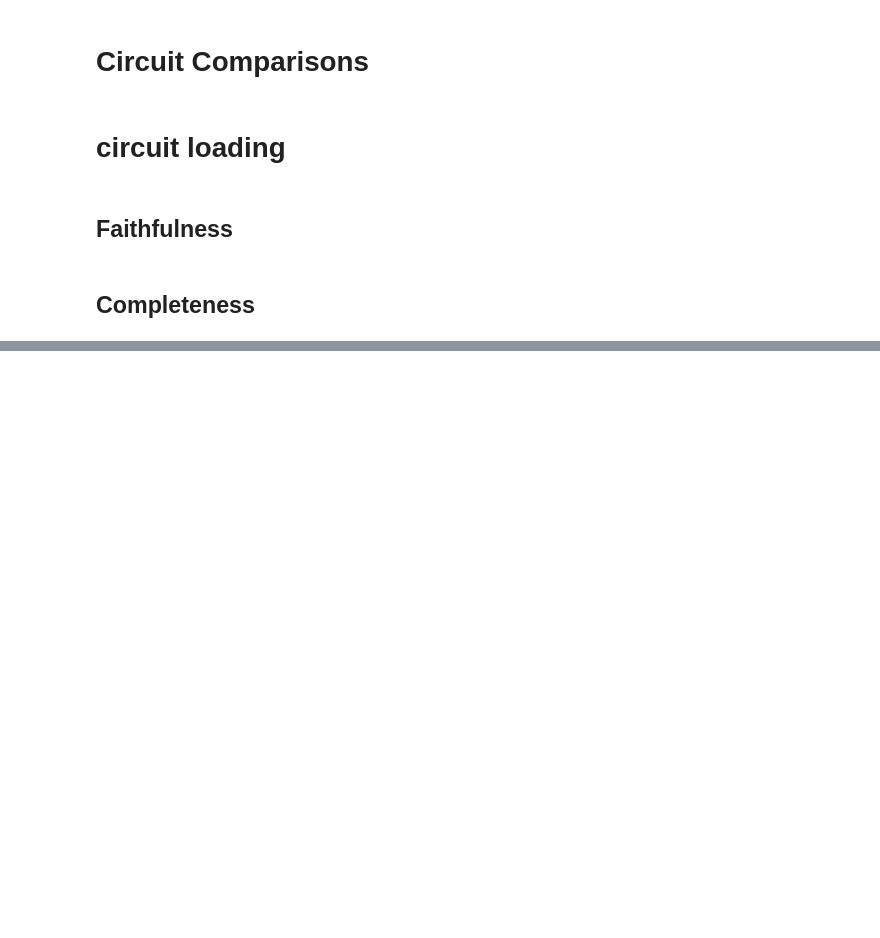
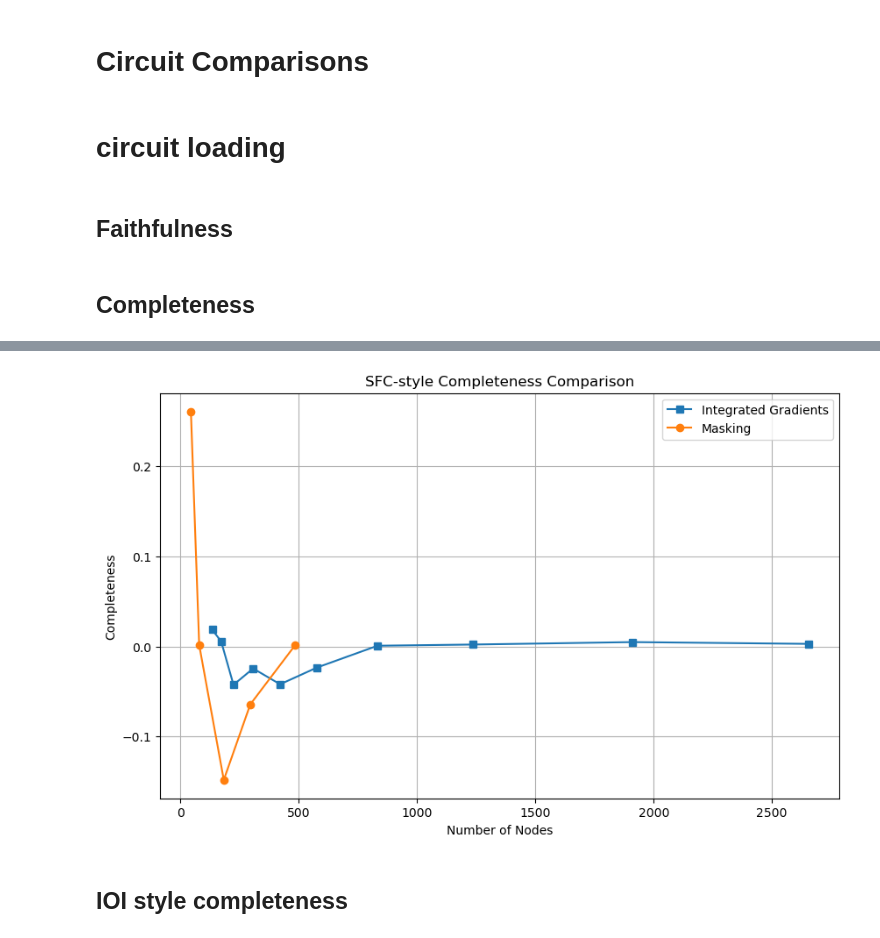
Before and after one commit to NainaniJatinZ/ScalableSAECircuits, a Jupyter notebook: ScalableSAECircuits_Colab.ipynb, the cells around one changed output, grey strips where cells are left out. Drawn from its saved outputs; the diff is of its cells as text; code cells hidden in the pictures; blank space fills up the shorter version.

```diff
--- a/ScalableSAECircuits_Colab.ipynb
+++ b/ScalableSAECircuits_Colab.ipynb
@@ -1081,13 +1145,6 @@ with torch.no_grad():
         cleanup_cuda()
     circuit_logit_diff = (circuit_logit_diff / 10)
 print("Logit Diff:", circuit_logit_diff)
-# %%
-sparsity_multiplier = 0.04474285714285713
-path = "masks/codereason/key/len5_digit1"
-bdir = f"{path}/logit_diff_{str(sparsity_multiplier)}_run/{str(sparsity_multiplier)}_run.json"
-with open(bdir, 'r') as file:
-    mask_dict = json.load(file)
-mask_dict
 # %%
 import torch
 
@@ -1113,0 +1327,19 @@ def apply_subset_removal(mask, indices_to_remove):
+# %%
+ig_completeness = []
+ig_nnodes = []
+for threshold in thresholds:
+    complement_mask = produce_ig_binary_masks_complement(threshold=threshold)
+    mask = produce_ig_binary_masks(threshold=threshold)
+    num_latents = mask.get_num_latents()
+    ig_nnodes.append(num_latents)
+    # break
+    ig_logits = model.run_with_hooks(
+                    clean_tokens[-1],
+                    return_type="logits",
+                    fwd_hooks=build_hooks_list(clean_tokens[-1], circuit_mask=complement_mask, mean_mask=True)
+                    )
+    ld = logit_diff_fn(ig_logits, clean_label_tokens[-1], corr_label_tokens[-1])
+    del ig_logits
+    cleanup_cuda()
+    print(ld)
+    ig_completeness.append(ld.item())
@@ -1114,3 +1357,24 @@ def apply_subset_removal(mask, indices_to_remove):
+# %%
+plt.figure(figsize=(10, 6))
+
+plt.plot(ig_nnodes, ig_completeness, marker='s', label="Integrated Gradients")
+
+# First plot: Label masking
+plt.plot(nnodes, completeness, marker='o', label="Masking")
+
+# Adding labels and title
+plt.xlabel("Number of Nodes")
+plt.ylabel("Completeness")
+plt.title("SFC-style Completeness Comparison")
+plt.legend()
+plt.grid(True)
+
+# Show the plot
+plt.show()
+# %% [output]
+[figure, added]
+# %% [markdown]
+## IOI style completeness
 # %%
 random_k_results = []
 for i in range(7):
```
Also changed, not shown: parts of 34 cells of this notebook, 8 other files.
